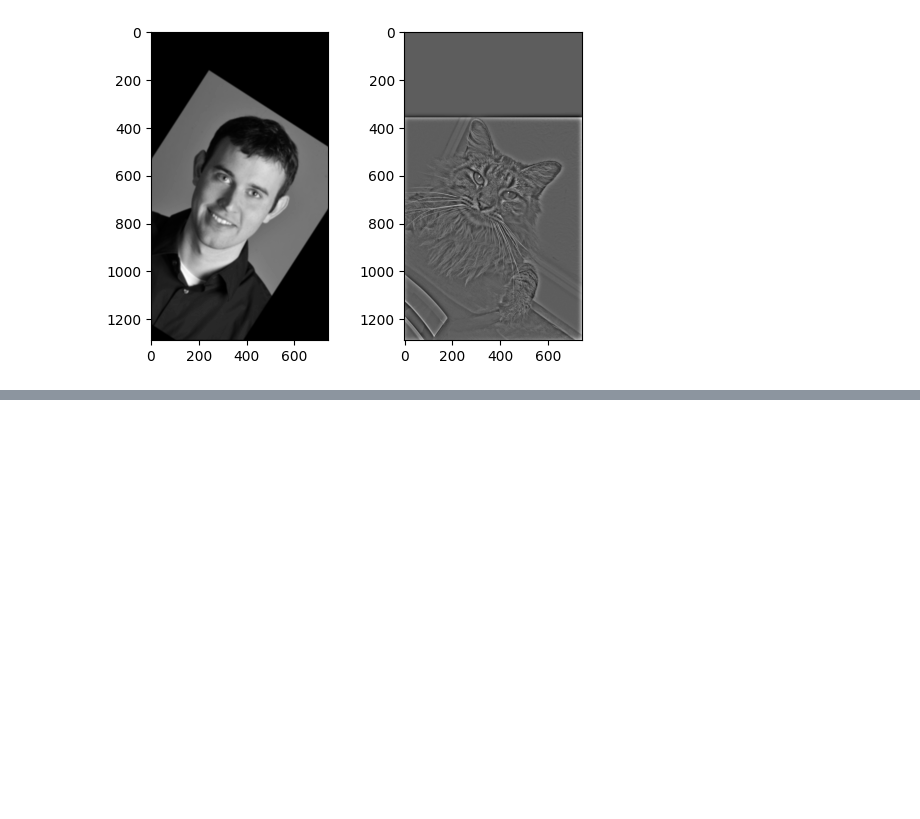
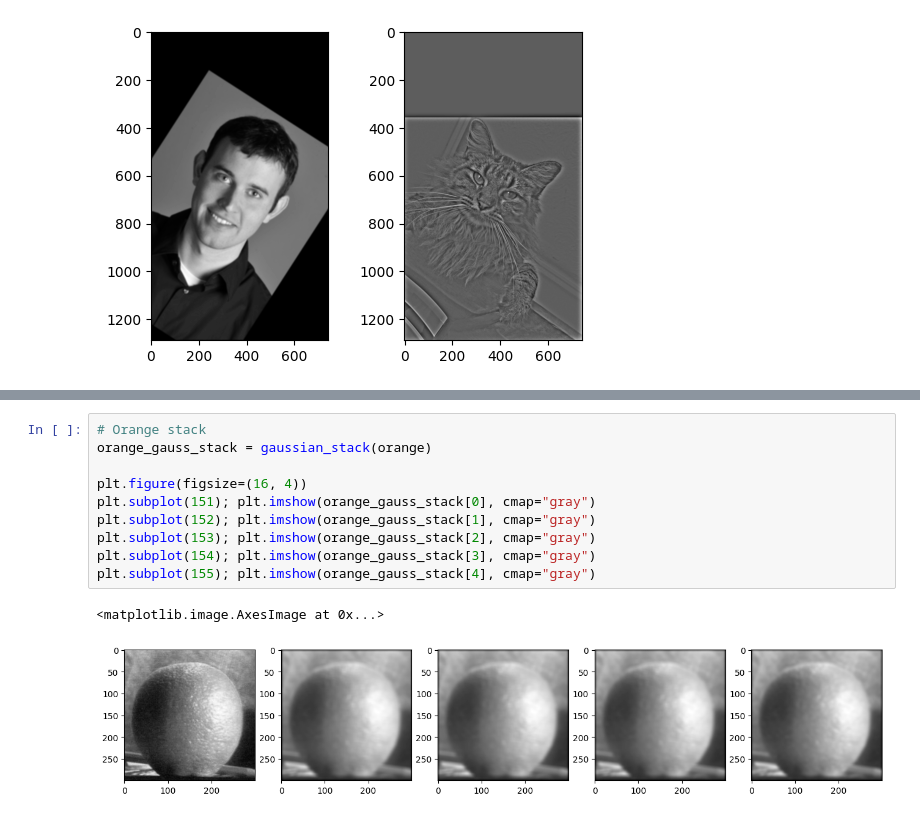
Before and after one commit to hailey-tran-9/cs180-fa23-proj2, a Jupyter notebook: code/main.ipynb, the cells around one changed output, grey strips where cells are left out. Cells and saved outputs as stored; diff of their text form; blank space fills up the shorter version.

```diff
--- a/code/main.ipynb
+++ b/code/main.ipynb
@@ -182,0 +227,13 @@ plt.subplot(122); plt.imshow(hp, cmap="gray")
+# %%
+# Orange stack
+orange_gauss_stack = gaussian_stack(orange)
+
+plt.figure(figsize=(16, 4))
+plt.subplot(151); plt.imshow(orange_gauss_stack[0], cmap="gray")
+plt.subplot(152); plt.imshow(orange_gauss_stack[1], cmap="gray")
+plt.subplot(153); plt.imshow(orange_gauss_stack[2], cmap="gray")
+plt.subplot(154); plt.imshow(orange_gauss_stack[3], cmap="gray")
+plt.subplot(155); plt.imshow(orange_gauss_stack[4], cmap="gray")
+# %% [output]
+<matplotlib.image.AxesImage at 0x...>
+[figure, added]
```
Also changed, not shown: parts of 6 cells of this notebook, 2 other files.
